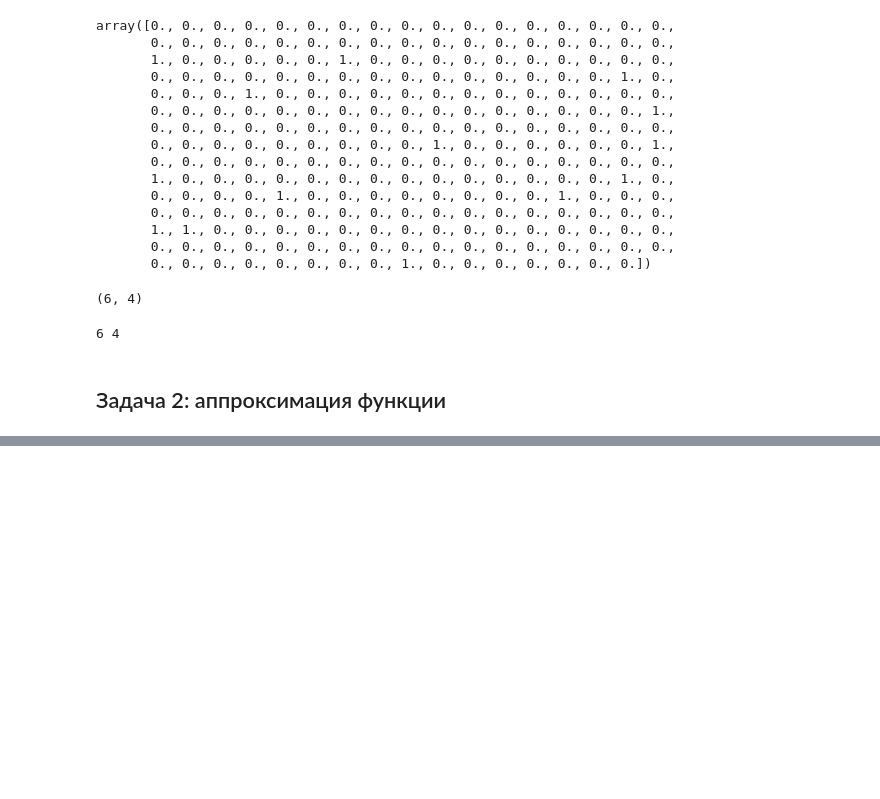
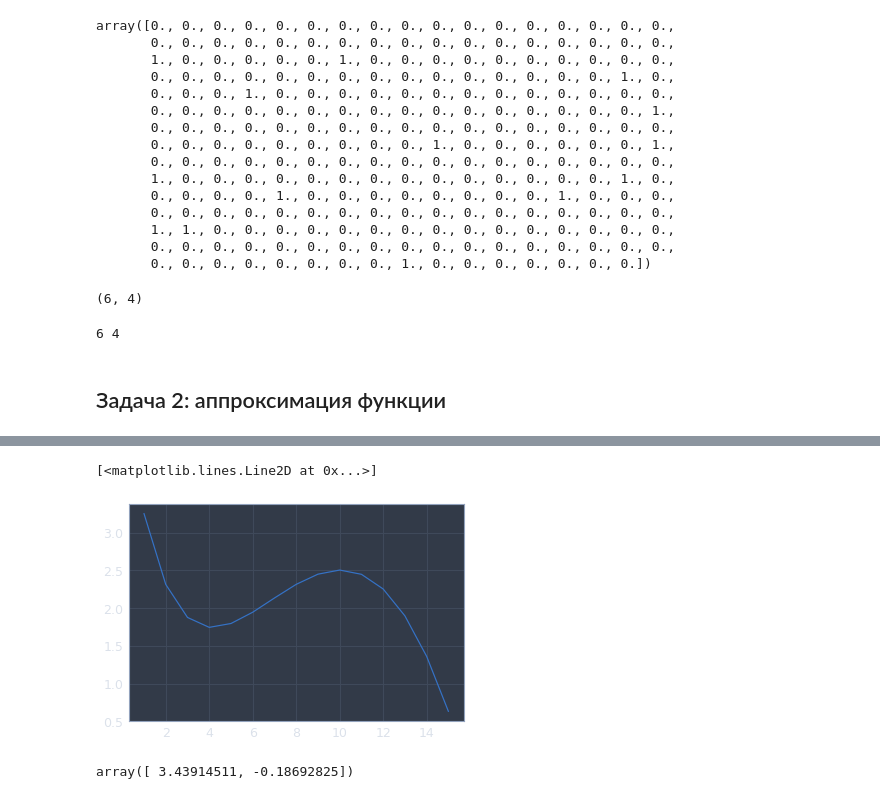
Before and after one commit to AndsoiIo/booster-MDS, a Jupyter notebook: week4/Линейная алгебра - сходство текстов и аппроксимация функций.ipynb, the cells around one changed output, grey strips where cells are left out. Saved outputs shown, nothing was run; the diff lists cells and outputs as text; code cells hidden in the pictures; blank space fills up the shorter version.

```diff
--- a/week4/Линейная алгебра - сходство текстов и аппроксимация функций.ipynb
+++ b/week4/Линейная алгебра - сходство текстов и аппроксимация функций.ipynb
@@ -92,3 +100,6 @@ with open('result.txt', 'w') as f:
 #  f(x) = sin(x / 5) * exp(x / 10) + 5 * exp(-x / 2)
 def f(x):
     return np.sin(x / 5) * np.exp(x / 10) + 5 * np.exp(-x / 2)
+
+origin_x = np.arange(1,  16)
+origin_y = np.array(f(x))
@@ -99,0 +106,17 @@ def f(x):
+# %%
+plt.plot(origin_x,origin_y)
+# %% [output]
+[<matplotlib.lines.Line2D at 0x...>]
+[figure, added]
+# %%
+# задайте матрицу коэффициентов A и свободный вектор b
+# для многочлена первой степени,
+# который должен совпадать с функцией f в точках 1 и 15.
+matrix_A = np.array([[1, 1],
+                     [1, 15]])
+vector_b = np.array(list(map(f, [1, 15])))
+
+result_1 = np.linalg.solve(matrix_A, vector_b)
+result_1
+# %% [output]
+array([ 3.43914511, -0.18692825])
```
Also changed, not shown: parts of 15 cells of this notebook.
